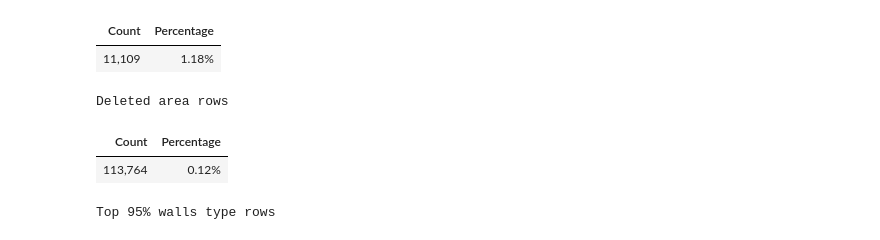
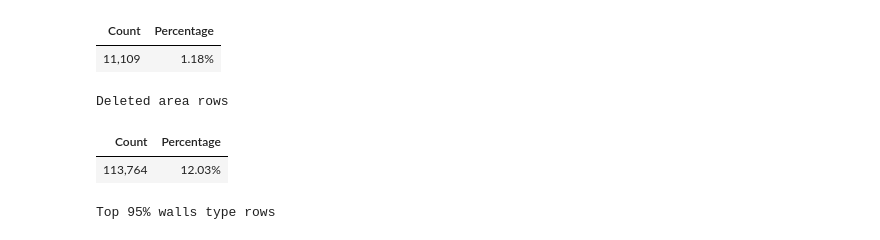
Before and after one commit to ascat41/HouseDeterioration, a Jupyter notebook: data_research.ipynb, the cells around one changed output. Cells and saved outputs as stored; diff of their text form; code cells hidden in the pictures.

```diff
--- a/data_research.ipynb
+++ b/data_research.ipynb
@@ -231,17 +233,14 @@ String describe
 # %%
 # Очистка целевой переменной
 
-df = df[df["condition"].isin(["Исправный", "Аварийный", "Ветхий"])]
+df = prep.filter_target(df)
 # %%
 # Преобразование comissioning_year
 
-df["comissioning_year"] = df["comissioning_year"].astype("Int64")
+df = prep.clean_comissioning_year(df)
+invalid = df["comissioning_year"].isna()
 
-valid_mask = (df['comissioning_year'] > 1800) & (df['comissioning_year'] <= 2026) & (df['comissioning_year'].notna())
-
-df.loc[~valid_mask, "comissioning_year"] = pd.NA
-
-style_table(pd.DataFrame({"Count": [(~valid_mask).sum()], "Percentage": [(~valid_mask).mean() * 100]}), "Invalid comissioning_year rows").format({
+style_table(pd.DataFrame({"Count": [invalid.sum()], "Percentage": [invalid.mean() * 100]}), "Invalid comissioning_year rows").format({
     "Count": "{:,.0f}",
     "Percentage": "{:.2f}%"
 })
@@ -250,15 +249,12 @@ Invalid comissioning_year rows
 | Count | Percentage |
 | 16,589 | 1.75% |
 # %%
-# Преобразование building_year
+# Преобразование building_year и метка пропущенного building_year
 
-df["building_year"] = df["building_year"].str.split(",").str[0].astype("Int64")
-df["building_year"] = df["building_year"].fillna(df["comissioning_year"])
+df = prep.clean_building_year(df)
+invalid = df["building_year"].isna()
 
-valid_mask = (df['building_year'] > 1800) & (df['building_year'] <= 2026) & (df['building_year'].notna())
-df.loc[~valid_mask, "building_year"] = pd.NA
-
-style_table(pd.DataFrame({"Count": [(~valid_mask).sum()], "Percentage": [(~valid_mask).mean() * 100]}), "Invalid building_year rows").format({
+style_table(pd.DataFrame({"Count": [invalid.sum()], "Percentage": [invalid.mean() * 100]}), "Invalid building_year rows").format({
     "Count": "{:,.0f}",
     "Percentage": "{:.2f}%"
 })
@@ -266,29 +262,21 @@ style_table(pd.DataFrame({"Count": [(~valid_mask).sum()], "Percentage": [(~valid
 Invalid building_year rows
 | Count | Percentage |
 | 11,109 | 1.18% |
-# %%
-# Метка пропущенного building_year
-
-df["missing_building_year"] = df["building_year"].isna()
 # %%
 # Преобразование признаков площади
 
-mask = (df["total_area"] > 1) & (df["residental_premises_area"] > 1)
+n_before = len(df)
+df = prep.clean_areas(df)
+deleted = n_before - len(df)
 
-df = df[mask]
-df["residental_ratio"] = df["residental_premises_area"] / df["total_area"]
-df["flats_area_ratio"] = df["flats"] / df["total_area"]
-
-style_table(pd.DataFrame({"Count": [len(mask) - mask.sum()],
-                          "Percentage": [1 - mask.sum() / len(mask)]}),
-                          "Deleted area rows").format({
-                              "Count": "{:,.0f}",
-                              "Percentage": "{:.2f}%"
-                          })
+style_table(pd.DataFrame({"Count": [deleted], "Percentage": [deleted / n_before * 100]}), "Deleted area rows").format({
+    "Count": "{:,.0f}",
+    "Percentage": "{:.2f}%"
+})
 # %% [output]
 Deleted area rows
 | Count | Percentage |
-| 113,764 | 0.12% |
+| 113,764 | 12.03% |
 # %%
 # Топ 95% категорий признака internal_walls_type
 
```
Also changed, not shown: parts of 16 cells of this notebook, 8 other files.
